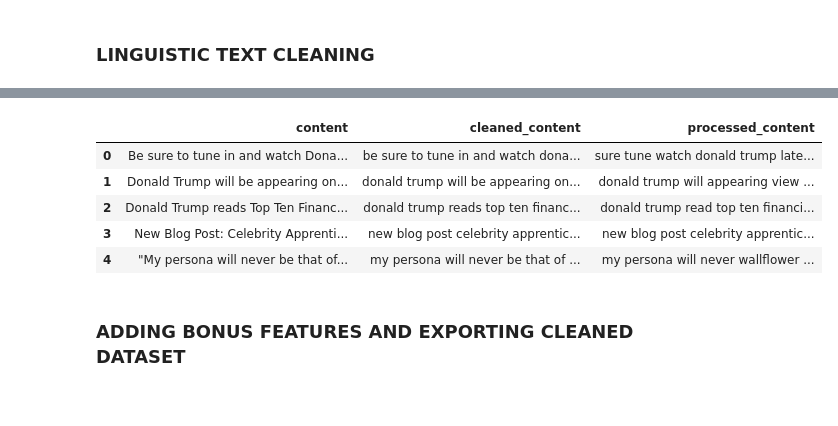
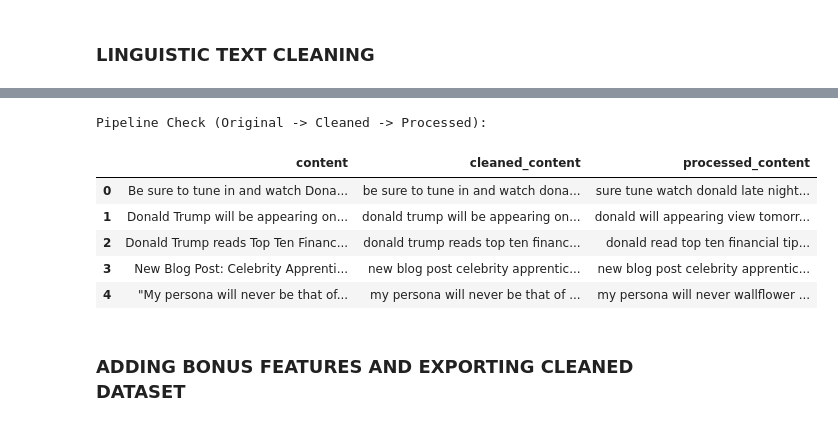
Before and after one commit to xalixja/social-media-engagement-prediction, a Jupyter notebook: notebooks/02_preprocessing.ipynb, the cells around one changed output, grey strips where cells are left out. Drawn from its saved outputs; the diff is of its cells as text; code cells hidden in the pictures.

```diff
--- a/notebooks/02_preprocessing.ipynb
+++ b/notebooks/02_preprocessing.ipynb
@@ -33,6 +33,8 @@ def clean_tweet(text: str) -> str:
     # Lowercase the text
     text = text.lower()
 
+    # Convert HTML artifacts
+    text = re.sub(r'&amp;', ' and ', text)
 
     # Remove URLs:
     # - http...
@@ -43,6 +45,9 @@ def clean_tweet(text: str) -> str:
 
     # Clean user mentions (e.g., @realdonaldtrump)
     text = re.sub(r'@', '', text)
+
+    # Remove 'rt ' (Retweet marker) typically found at the start of a tweet
+    text = re.sub(r'\brt\b', ' ', text)
 
     # Remove special characters, and emojis
     # (Keeps only standard English alphabetical characters, numbers and spaces)
@@ -102,7 +107,11 @@ words_to_keep = {
     "no", "not", "nor", "never",
     "will", "would", "can", "could", "must", "should"
 }
-custom_stop_words = base_stop_words - words_to_keep
+# Domain-specific noise words to filter out
+twitter_noise_words = {
+    "amp", "realdonaldtrump", "trump"
+}
+custom_stop_words = (base_stop_words - words_to_keep) | twitter_noise_words
 lemmatizer = WordNetLemmatizer()
 
 # Define the NLP processing function
@@ -158,7 +170,8 @@ Pipeline Check (Original -> Cleaned -> Processed):
+Pipeline Check (Original -> Cleaned -> Processed):
 |  | content | cleaned_content | processed_content |
-| 0 | Be sure to tune in and watch Dona... | be sure to tune in and watch dona... | sure tune watch donald trump late... |
-| 1 | Donald Trump will be appearing on... | donald trump will be appearing on... | donald trump will appearing view ... |
-| 2 | Donald Trump reads Top Ten Financ... | donald trump reads top ten financ... | donald trump read top ten financi... |
+| 0 | Be sure to tune in and watch Dona... | be sure to tune in and watch dona... | sure tune watch donald late night... |
+| 1 | Donald Trump will be appearing on... | donald trump will be appearing on... | donald will appearing view tomorr... |
+| 2 | Donald Trump reads Top Ten Financ... | donald trump reads top ten financ... | donald read top ten financial tip... |
 | 3 | New Blog Post: Celebrity Apprenti... | new blog post celebrity apprentic... | new blog post celebrity apprentic... |
 | 4 | "My persona will never be that of... | my persona will never be that of ... | my persona will never wallflower ... |
 # %% [markdown]
```
Also changed, not shown: parts of 4 cells of this notebook.
